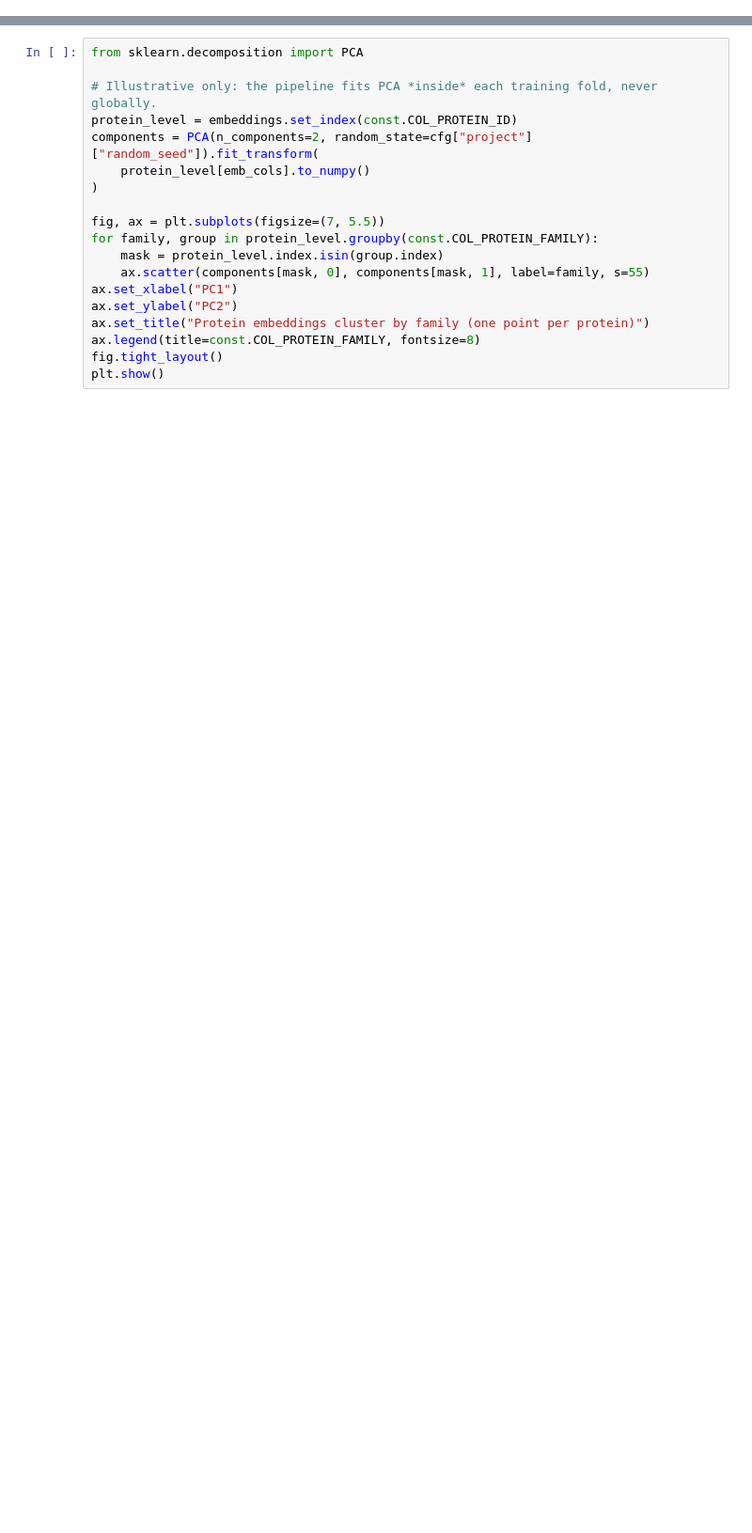
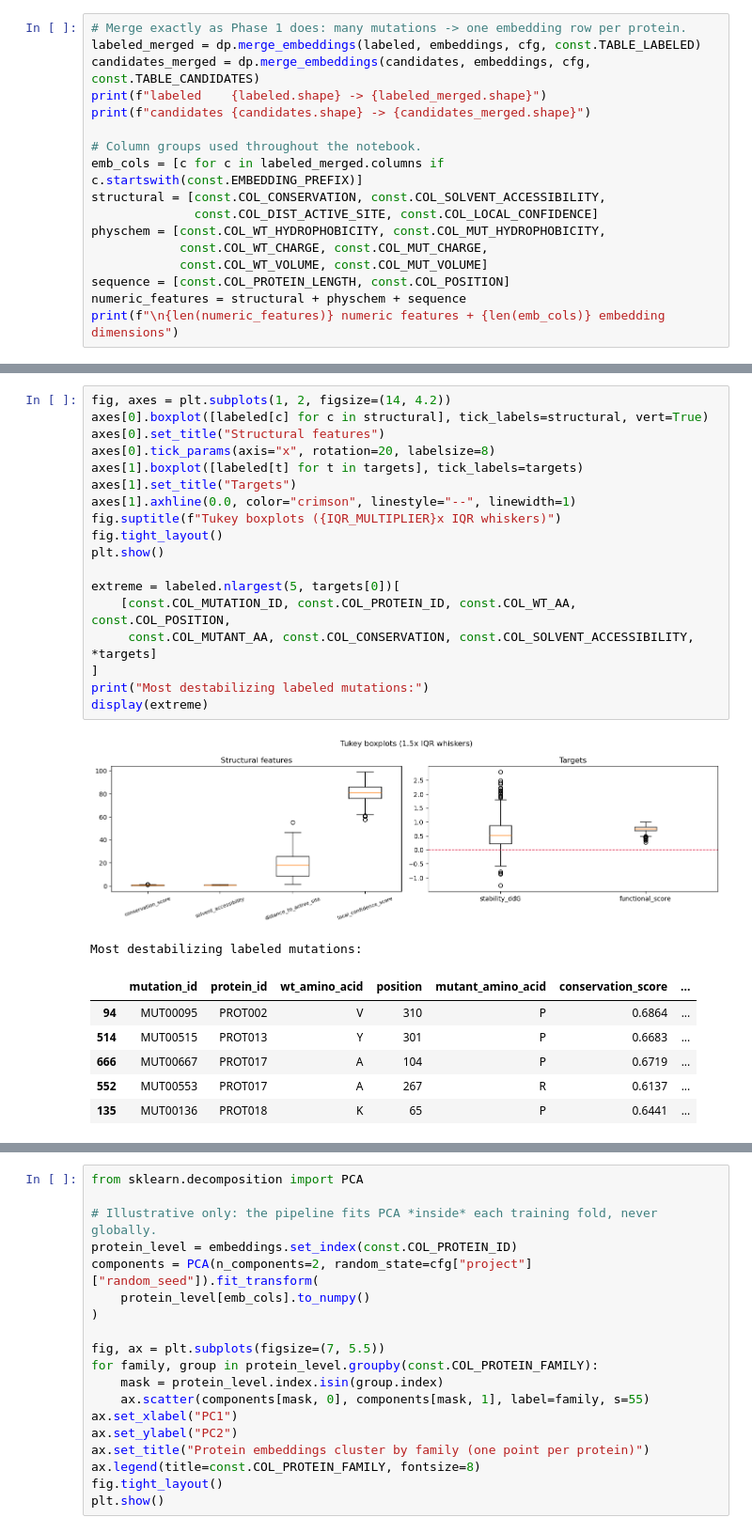
Before and after one commit to ambujsri/mutation_study, a Jupyter notebook: notebooks/exploratory_analysis.ipynb, the cells around one changed output, grey strips where cells are left out. Shown at 94% size. Cells and saved outputs as stored; diff of their text form; blank space fills up the shorter version.

```diff
--- a/notebooks/exploratory_analysis.ipynb
+++ b/notebooks/exploratory_analysis.ipynb
@@ -244,0 +94,17 @@ Max within-protein standard deviation across all embedding dimensions: 0
+# %%
+# Merge exactly as Phase 1 does: many mutations -> one embedding row per protein.
+labeled_merged = dp.merge_embeddings(labeled, embeddings, cfg, const.TABLE_LABELED)
+candidates_merged = dp.merge_embeddings(candidates, embeddings, cfg, const.TABLE_CANDIDATES)
+print(f"labeled    {labeled.shape} -> {labeled_merged.shape}")
+print(f"candidates {candidates.shape} -> {candidates_merged.shape}")
+
+# Column groups used throughout the notebook.
+emb_cols = [c for c in labeled_merged.columns if c.startswith(const.EMBEDDING_PREFIX)]
+structural = [const.COL_CONSERVATION, const.COL_SOLVENT_ACCESSIBILITY,
+              const.COL_DIST_ACTIVE_SITE, const.COL_LOCAL_CONFIDENCE]
+physchem = [const.COL_WT_HYDROPHOBICITY, const.COL_MUT_HYDROPHOBICITY,
+            const.COL_WT_CHARGE, const.COL_MUT_CHARGE,
+            const.COL_WT_VOLUME, const.COL_MUT_VOLUME]
+sequence = [const.COL_PROTEIN_LENGTH, const.COL_POSITION]
+numeric_features = structural + physchem + sequence
+print(f"\n{len(numeric_features)} numeric features + {len(emb_cols)} embedding dimensions")
@@ -244,0 +463,27 @@ Max within-protein standard deviation across all embedding dimensions: 0
+# %%
+fig, axes = plt.subplots(1, 2, figsize=(14, 4.2))
+axes[0].boxplot([labeled[c] for c in structural], tick_labels=structural, vert=True)
+axes[0].set_title("Structural features")
+axes[0].tick_params(axis="x", rotation=20, labelsize=8)
+axes[1].boxplot([labeled[t] for t in targets], tick_labels=targets)
+axes[1].set_title("Targets")
+axes[1].axhline(0.0, color="crimson", linestyle="--", linewidth=1)
+fig.suptitle(f"Tukey boxplots ({IQR_MULTIPLIER}x IQR whiskers)")
+fig.tight_layout()
+plt.show()
+
+extreme = labeled.nlargest(5, targets[0])[
+    [const.COL_MUTATION_ID, const.COL_PROTEIN_ID, const.COL_WT_AA, const.COL_POSITION,
+     const.COL_MUTANT_AA, const.COL_CONSERVATION, const.COL_SOLVENT_ACCESSIBILITY, *targets]
+]
+print("Most destabilizing labeled mutations:")
+display(extreme)
+# %% [output]
+[figure, added]
+Most destabilizing labeled mutations:
+|  | mutation_id | protein_id | wt_amino_acid | position | mutant_amino_acid | conservation_score | ... |
+| 94 | MUT00095 | PROT002 | V | 310 | P | 0.6864 | ... |
+| 514 | MUT00515 | PROT013 | Y | 301 | P | 0.6683 | ... |
+| 666 | MUT00667 | PROT017 | A | 104 | P | 0.6719 | ... |
+| 552 | MUT00553 | PROT017 | A | 267 | R | 0.6137 | ... |
+| 135 | MUT00136 | PROT018 | K | 65 | P | 0.6441 | ... |
```
Also changed, not shown: parts of 71 cells of this notebook, 1 other file.
